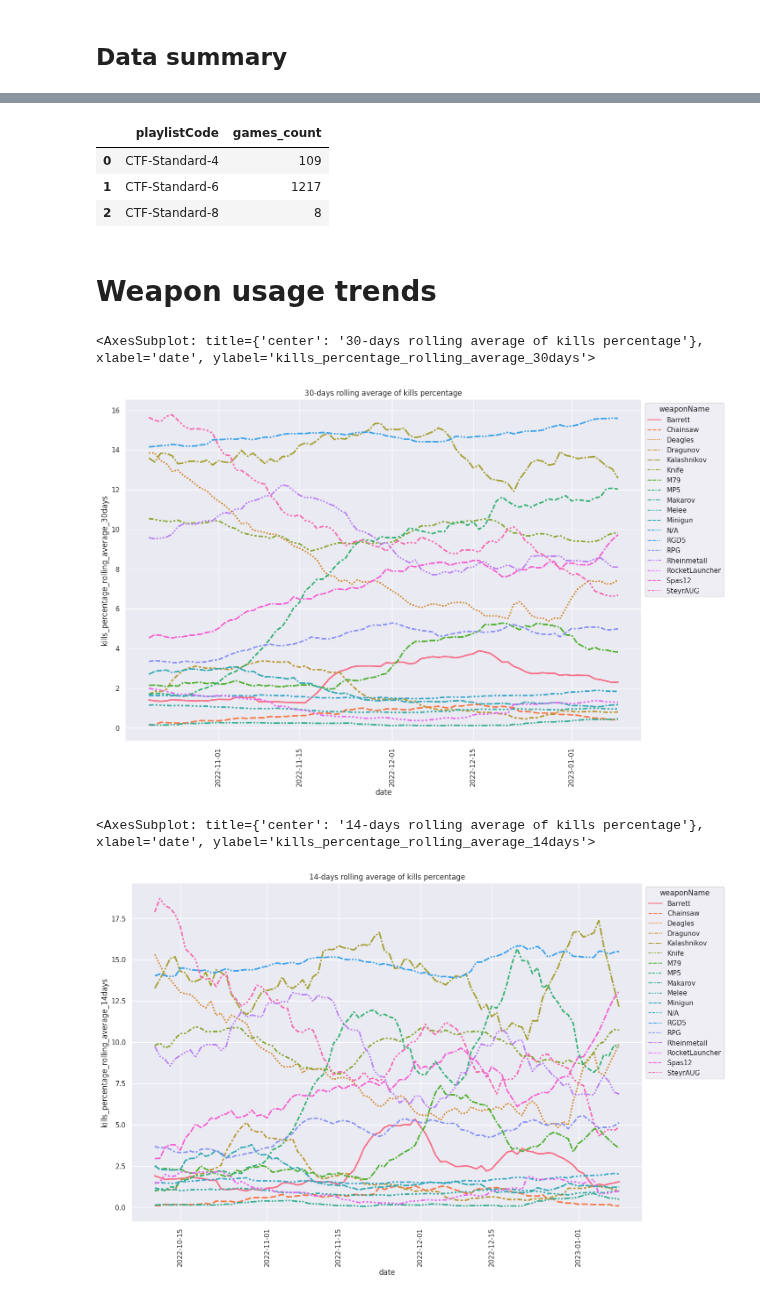
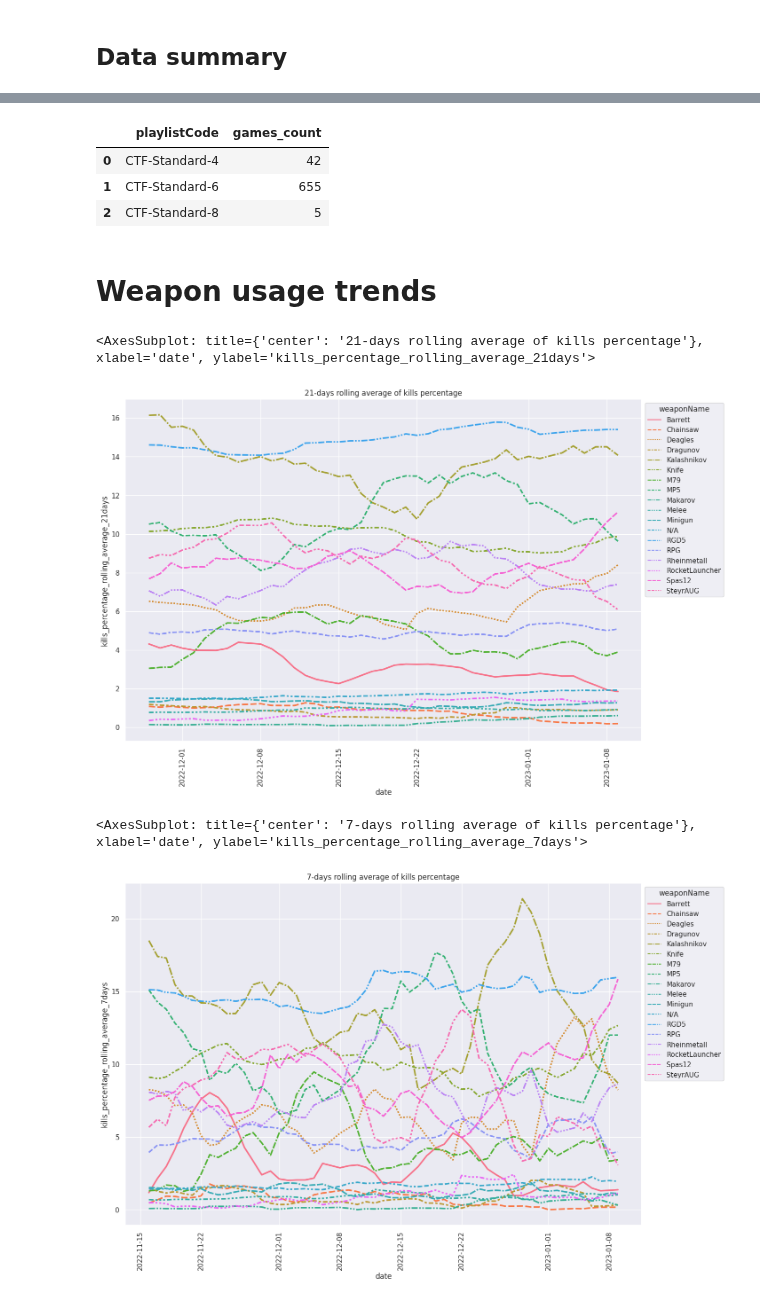
Before and after one commit to s2vndl/s2_1st_tournament_stats, a Jupyter notebook: weapon_usage_trends.ipynb, the cells around one changed output, grey strips where cells are left out. Saved outputs shown, nothing was run; the diff lists cells and outputs as text; code cells hidden in the pictures.

```diff
--- a/weapon_usage_trends.ipynb
+++ b/weapon_usage_trends.ipynb
@@ -4,7 +4,7 @@ import seaborn as sns
 
 from s2_analytics import sqlite_import
 
-con, cur = sqlite_import.import_games("logs_ranked/", "/tmp/s2_ranked.sql")
+con, cur = sqlite_import.import_games("logs_ranked/", "/tmp/s2_ranked.sql", period_days=60)
 
 # calculate counts if kills for each date and weapon including rows with 0 values
 cur.execute("""
@@ -51,9 +51,9 @@ pd.read_sql_query(query,
                   con)
 # %% [output]
 |  | playlistCode | games_count |
-| 0 | CTF-Standard-4 | 109 |
-| 1 | CTF-Standard-6 | 1217 |
-| 2 | CTF-Standard-8 | 8 |
+| 0 | CTF-Standard-4 | 42 |
+| 1 | CTF-Standard-6 | 655 |
+| 2 | CTF-Standard-8 | 5 |
 # %% [markdown]
 # Weapon usage trends
 # %%
@@ -67,10 +67,10 @@ from weapon_kills_by_date wkd
 result9['date'] = pd.to_datetime(result9['date'])
 groupby = result9.groupby("weaponName", as_index=False, group_keys=False)
 
-result9["kills_percentage_rolling_average_14days"] = groupby.apply(
-    lambda grp, freq: grp.rolling(freq, on='date', min_periods=10)['kills_percentage'].mean(), "14D")
-result9["kills_percentage_rolling_average_30days"] = groupby.apply(
-    lambda grp, freq: grp.rolling(freq, on='date', min_periods=20)['kills_percentage'].mean(), "30D")
+result9["kills_percentage_rolling_average_7days"] = groupby.apply(
+    lambda grp, freq: grp.rolling(freq, on='date', min_periods=5)['kills_percentage'].mean(), "7D")
+result9["kills_percentage_rolling_average_21days"] = groupby.apply(
+    lambda grp, freq: grp.rolling(freq, on='date', min_periods=17)['kills_percentage'].mean(), "21D")
 
 
 def generate_rolling_average_plot(df, days):
@@ -82,15 +82,15 @@ def generate_rolling_average_plot(df, days):
     sns.move_legend(plt, "upper left", bbox_to_anchor=(1, 1))
     return plt
 
-generate_rolling_average_plot(result9, 30)
+generate_rolling_average_plot(result9, 21)
 # %% [output]
-<AxesSubplot: title={'center': '30-days rolling average of kills percentage'}, xlabel='date', ylabel='kills_percentage_rolling_average_30days'>
+<AxesSubplot: title={'center': '21-days rolling average of kills percentage'}, xlabel='date', ylabel='kills_percentage_rolling_average_21days'>
-[figure, old version]
+[figure, new version]
 # %%
-generate_rolling_average_plot(result9, 14)
+generate_rolling_average_plot(result9, 7)
 # %% [output]
-<AxesSubplot: title={'center': '14-days rolling average of kills percentage'}, xlabel='date', ylabel='kills_percentage_rolling_average_14days'>
+<AxesSubplot: title={'center': '7-days rolling average of kills percentage'}, xlabel='date', ylabel='kills_percentage_rolling_average_7days'>
-[figure, old version]
+[figure, new version]
 # %%
 result9.tail(n=300)
 # %% [output]
```
Also changed, not shown: parts of 2 cells of this notebook, 5 other files.
